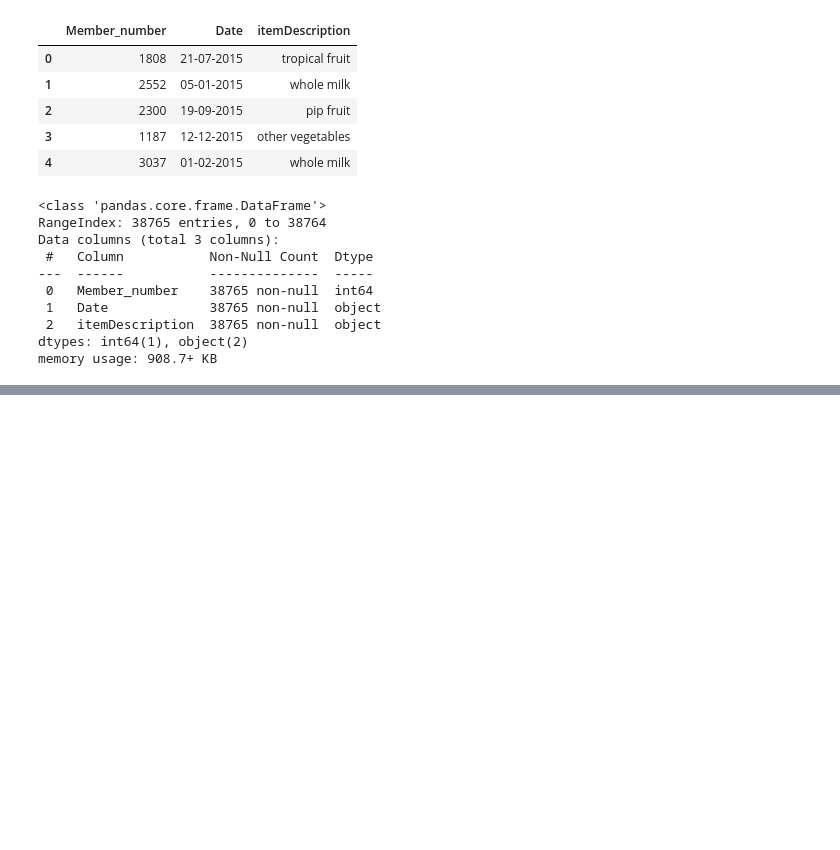
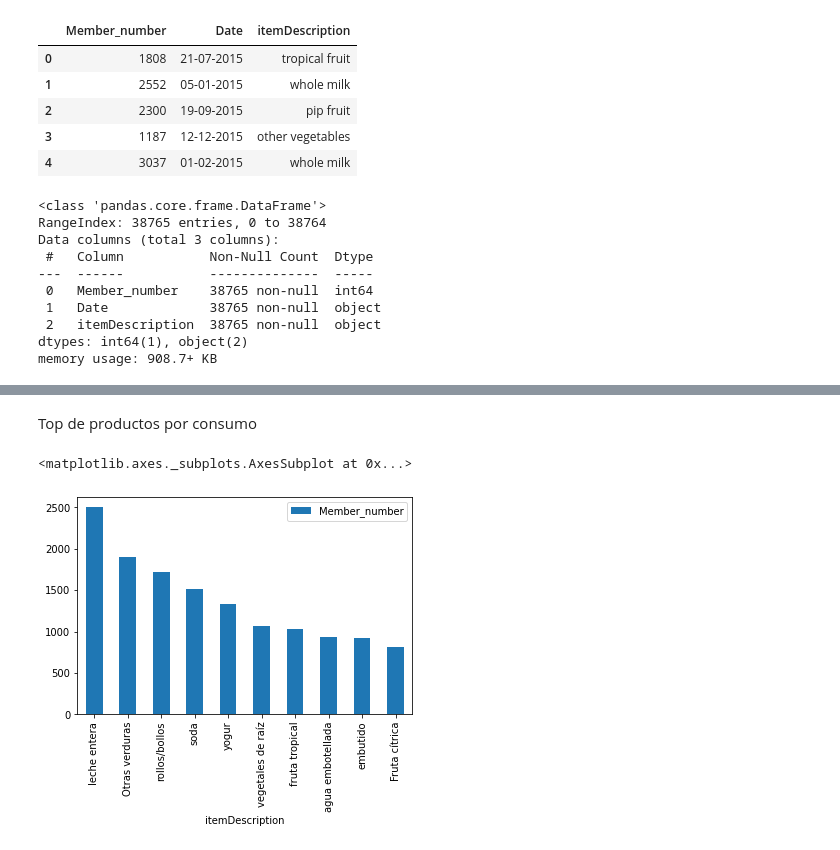
Before and after one commit to MauricioACN/MarketBasketAnalysis, a Jupyter notebook: MarketBasket.ipynb, the cells around one changed output, grey strips where cells are left out. Cells and saved outputs as stored; diff of their text form; code cells hidden in the pictures; blank space fills up the shorter version.

Commit message:
graficos de top de productos

```diff
--- a/MarketBasket.ipynb
+++ b/MarketBasket.ipynb
@@ -125,0 +80,3 @@ nothing added to commit but untracked files present (use "git add" to track)
+# %%
+clean = Processingdata(df)
+clean.process()
@@ -125,0 +103,7 @@ nothing added to commit but untracked files present (use "git add" to track)
+# %% [markdown]
+Top de productos por consumo
+# %%
+clean.df_clean.groupby("itemDescription").count()["Member_number"].reset_index().sort_values("Member_number",ascending=False).reset_index(drop=True).iloc[:10,:].plot.bar(x="itemDescription")
+# %% [output]
+<matplotlib.axes._subplots.AxesSubplot at 0x...>
+[figure, added]
```
Also changed, not shown: parts of 13 cells of this notebook.
